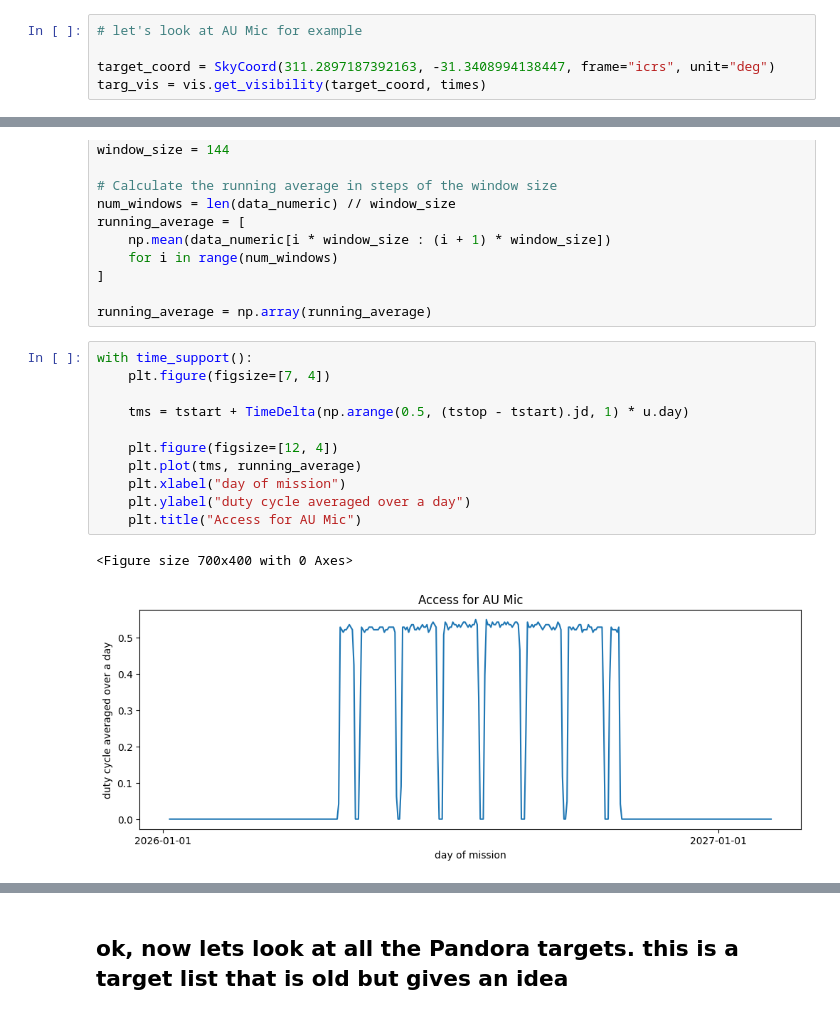
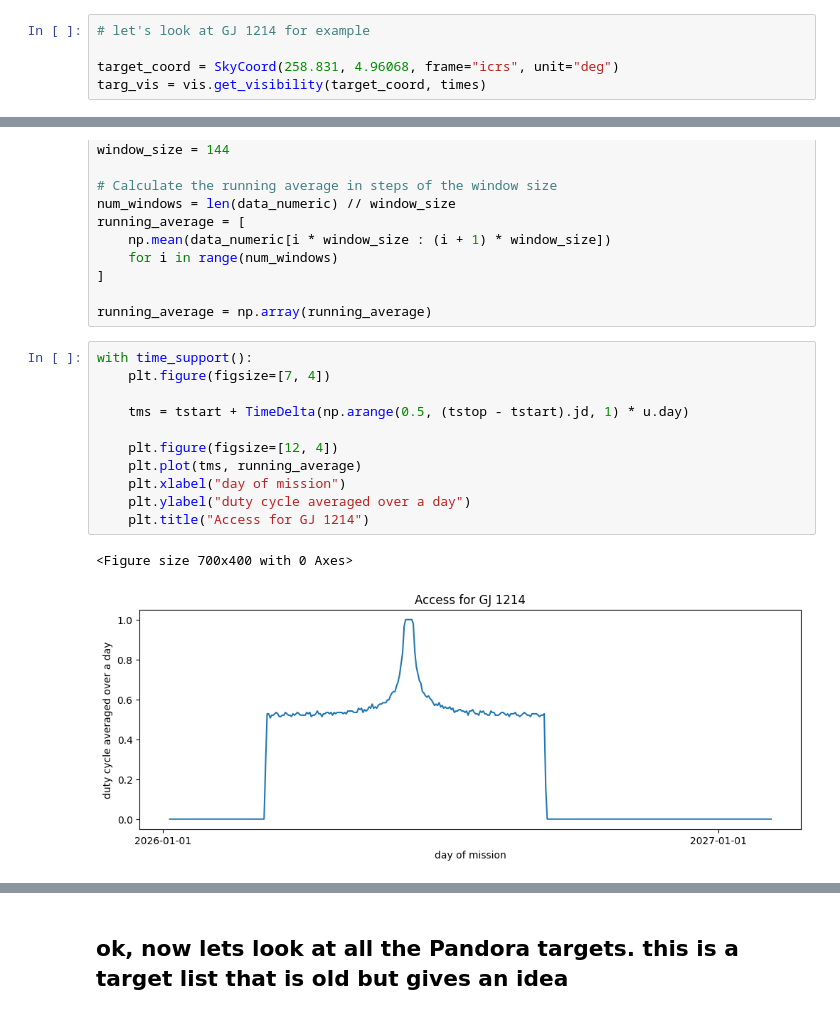
Before and after one commit to PandoraMission/pandora-visibility, a Jupyter notebook: docs/Example-useage.ipynb, the cells around one changed output, grey strips where cells are left out. Cells and saved outputs as stored; diff of their text form.

```diff
--- a/docs/Example-useage.ipynb
+++ b/docs/Example-useage.ipynb
@@ -35,9 +35,9 @@ state = vis.get_state(times)
 # %% [output]
 WARNING: Tried to get polar motions for times after IERS data is valid. Defaulting to polar motion from the 50-yr mean for those. This may affect precision at the arcsec level. Please check your astro ...
 # %%
-# let's look at AU Mic for example
+# let's look at GJ 1214 for example
 
-target_coord = SkyCoord(311.2897187392163, -31.3408994138447, frame="icrs", unit="deg")
+target_coord = SkyCoord(258.831, 4.96068, frame="icrs", unit="deg")
 targ_vis = vis.get_visibility(target_coord, times)
 # %%
 # we can get the constraints on any single body like this
@@ -159,14 +158,14 @@ running_average = np.array(running_average)
 # %%
 with time_support():
     plt.figure(figsize=[7, 4])
 
     tms = tstart + TimeDelta(np.arange(0.5, (tstop - tstart).jd, 1) * u.day)
 
     plt.figure(figsize=[12, 4])
     plt.plot(tms, running_average)
     plt.xlabel("day of mission")
     plt.ylabel("duty cycle averaged over a day")
-    plt.title("Access for AU Mic")
+    plt.title("Access for GJ 1214")
 # %% [output]
 <Figure size 700x400 with 0 Axes>
-[figure, old version]
+[figure, new version]
```
Also changed, not shown: parts of 10 cells of this notebook, 2 other files.
